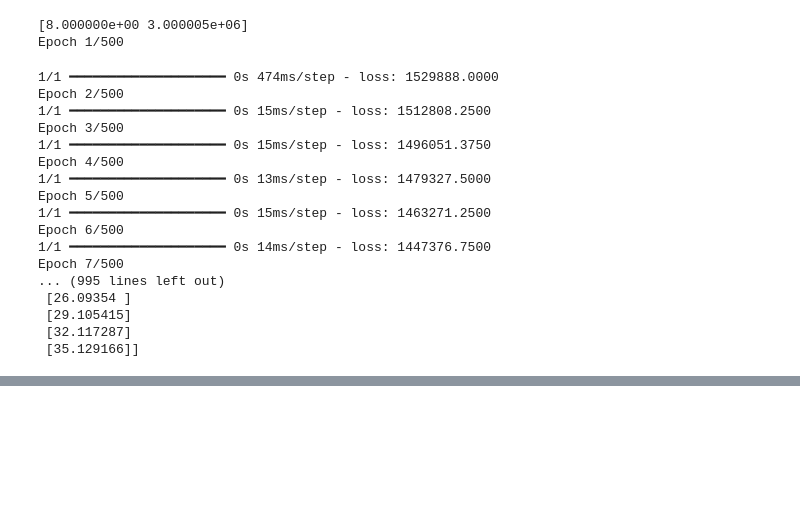
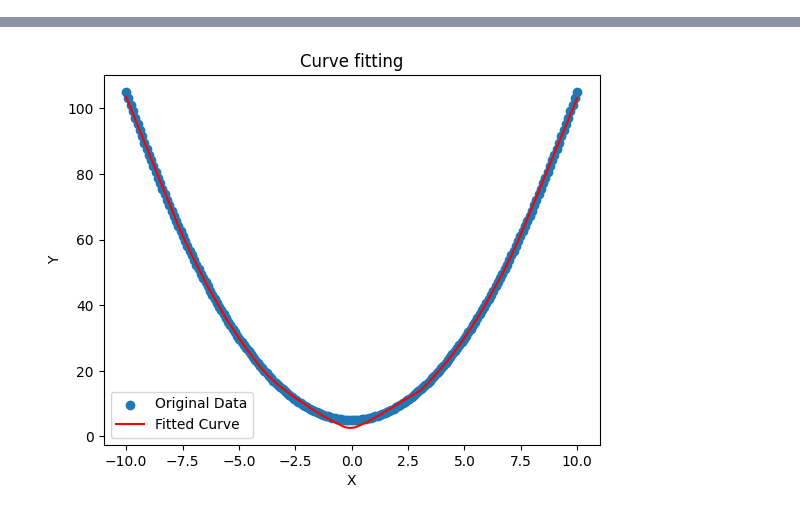
Before and after one commit to jodacostaca/PINN, a Jupyter notebook: my_2nd_nn.ipynb, the cells around one changed output, grey strips where cells are left out. Drawn from its saved outputs; the diff is of its cells as text; code cells hidden in the pictures; blank space fills up the shorter version.

Commit message:
curve_fitting

```diff
--- a/my_2nd_nn.ipynb
+++ b/my_2nd_nn.ipynb
@@ -35,7 +17,6 @@ import numpy as np
 import tensorflow as tf
 X = np.array((1,1000000), dtype = float)
 Y = 3 *X + 5
-print(Y)
 model = tf.keras.Sequential([
     tf.keras.layers.Dense(units=64, input_shape=[1], activation=tf.keras.layers.LeakyReLU(alpha=0.000001)),
     tf.keras.layers.Dense(units=64, activation=tf.keras.layers.LeakyReLU(alpha=0.000001)),
@@ -44,23 +25,27 @@ model.compile(optimizer='adam', loss=tf.keras.losses.Huber(delta=1.0))
 model.fit(X, Y, epochs = 500)
 predictions = model.predict(np.array([1,2,3,4,5,6,7,8,9,10]))
 print(predictions)
-# %% [output]
-[8.000000e+00 3.000005e+06]
-Epoch 1/500
-1/1 ━━━━━━━━━━━━━━━━━━━━ 0s 474ms/step - loss: 1529888.0000
-Epoch 2/500
-1/1 ━━━━━━━━━━━━━━━━━━━━ 0s 15ms/step - loss: 1512808.2500
-Epoch 3/500
-1/1 ━━━━━━━━━━━━━━━━━━━━ 0s 15ms/step - loss: 1496051.3750
-Epoch 4/500
-1/1 ━━━━━━━━━━━━━━━━━━━━ 0s 13ms/step - loss: 1479327.5000
-Epoch 5/500
-1/1 ━━━━━━━━━━━━━━━━━━━━ 0s 15ms/step - loss: 1463271.2500
-Epoch 6/500
-1/1 ━━━━━━━━━━━━━━━━━━━━ 0s 14ms/step - loss: 1447376.7500
-Epoch 7/500
-... (995 lines left out)
- [26.09354 ]
- [29.105415]
- [32.117287]
- [35.129166]]
+# %%
+import numpy as np
+import tensorflow as tf
+import matplotlib.pyplot as plt
+X = np.linspace(-10, 10, 200)
+Y = X**2 + np.random.normal(5,0, size = X.shape)
+
+model = tf.keras.Sequential ([
+    tf.keras.layers.Dense(units = 64, input_shape=[1], activation = tf.keras.layers.LeakyReLU(alpha = 0.001)),
+    tf.keras.layers.Dense(units = 64, activation = tf.keras.layers.LeakyReLU(alpha = 0.001)),
+    tf.keras.layers.Dense(units = 1)
+])
+model.compile(optimizer = "adam", loss = "mean_squared_error")
+model.fit(X, Y, epochs = 500)
+Y_p = model.predict(X)
+
+plt.scatter(X, Y, label = "Original Data")
+plt.plot(X, Y_p, color="red", label="Fitted Curve")
+plt.xlabel("X")
+plt.ylabel("Y")
+plt.legend()
+plt.title("Curve fitting")
+plt.show()
+# %% [output]
@@ -66,0 +69 @@ Epoch 7/500
+[figure, added]
```
Also changed, not shown: parts of 2 cells of this notebook.
